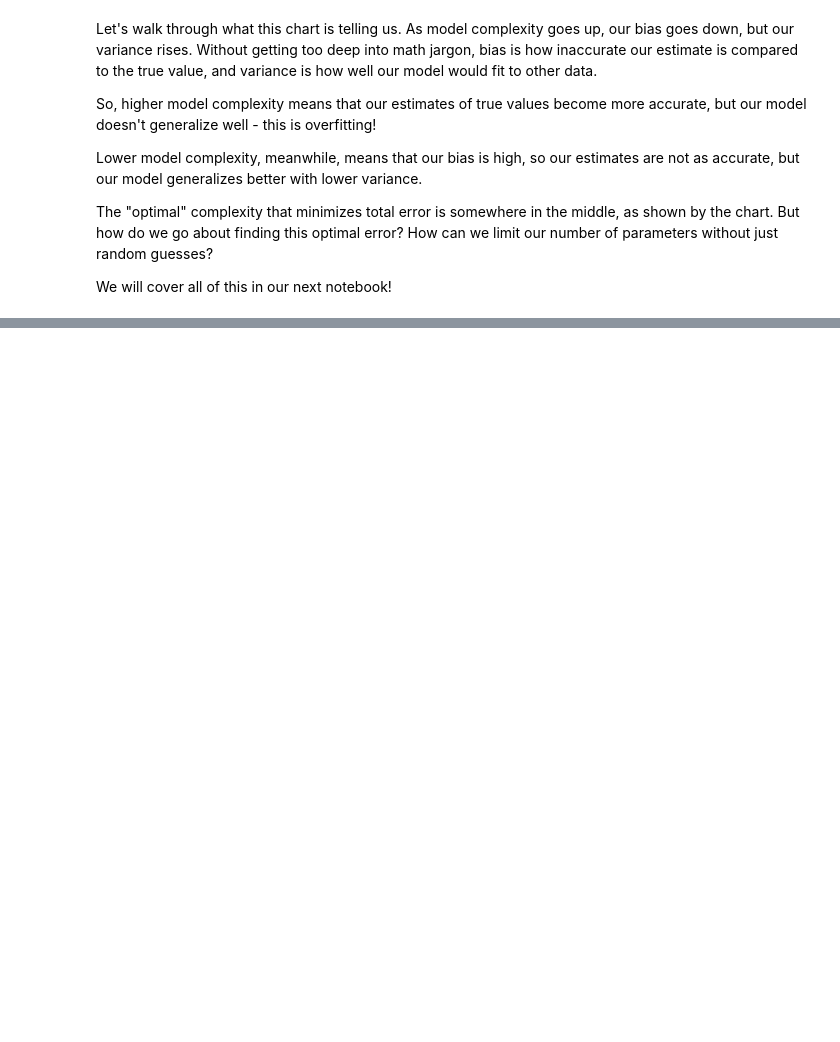
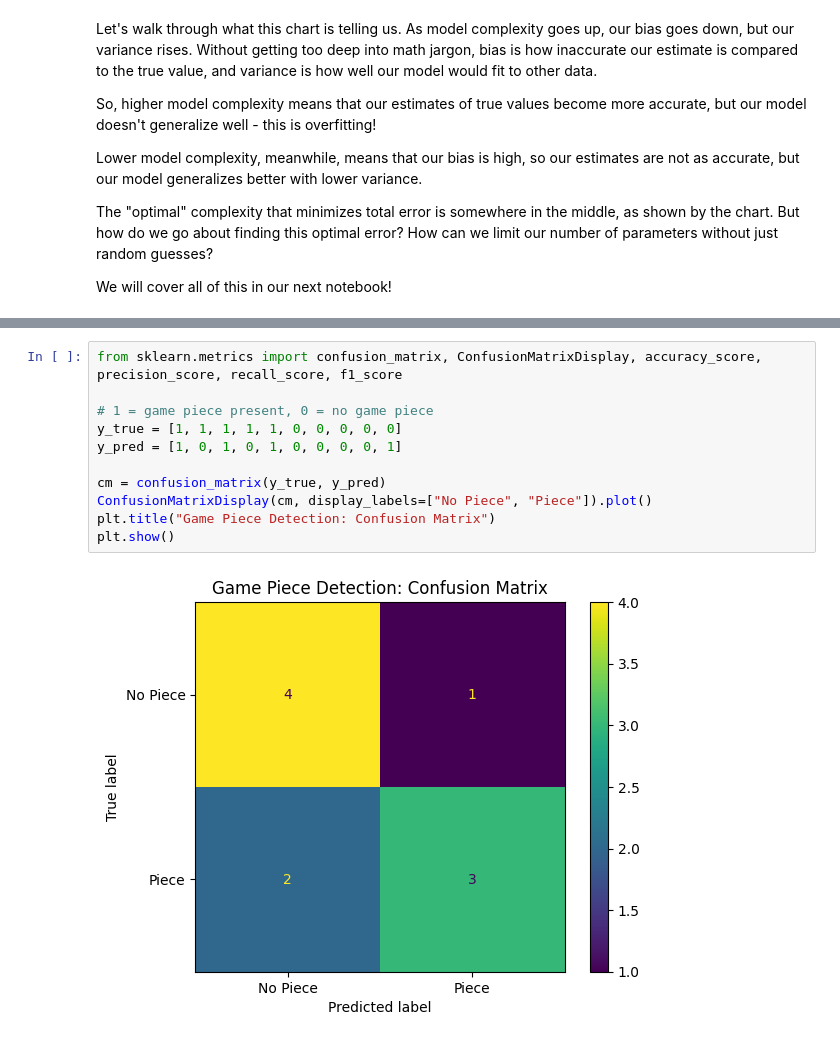
Before and after one commit to nickmelamed/mortorq_instruction, a Jupyter notebook: ml_resources/ml_primer/02-generalizability.ipynb, the cells around one changed output, grey strips where cells are left out. Drawn from its saved outputs; the diff is of its cells as text; blank space fills up the shorter version.

```diff
--- a/ml_resources/ml_primer/02-generalizability.ipynb
+++ b/ml_resources/ml_primer/02-generalizability.ipynb
@@ -249,0 +304,13 @@ We will cover all of this in our next notebook!
+# %%
+from sklearn.metrics import confusion_matrix, ConfusionMatrixDisplay, accuracy_score, precision_score, recall_score, f1_score
+
+# 1 = game piece present, 0 = no game piece
+y_true = [1, 1, 1, 1, 1, 0, 0, 0, 0, 0]
+y_pred = [1, 0, 1, 0, 1, 0, 0, 0, 0, 1]
+
+cm = confusion_matrix(y_true, y_pred)
+ConfusionMatrixDisplay(cm, display_labels=["No Piece", "Piece"]).plot()
+plt.title("Game Piece Detection: Confusion Matrix")
+plt.show()
+# %% [output]
+[figure, added]
```
Also changed, not shown: parts of 20 cells of this notebook.
